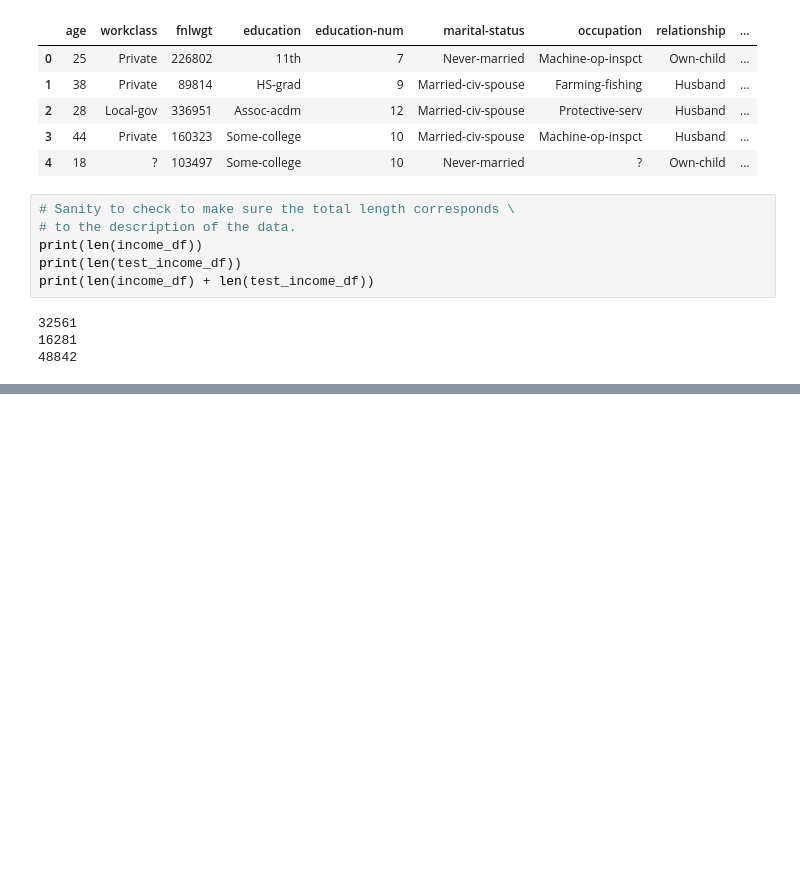
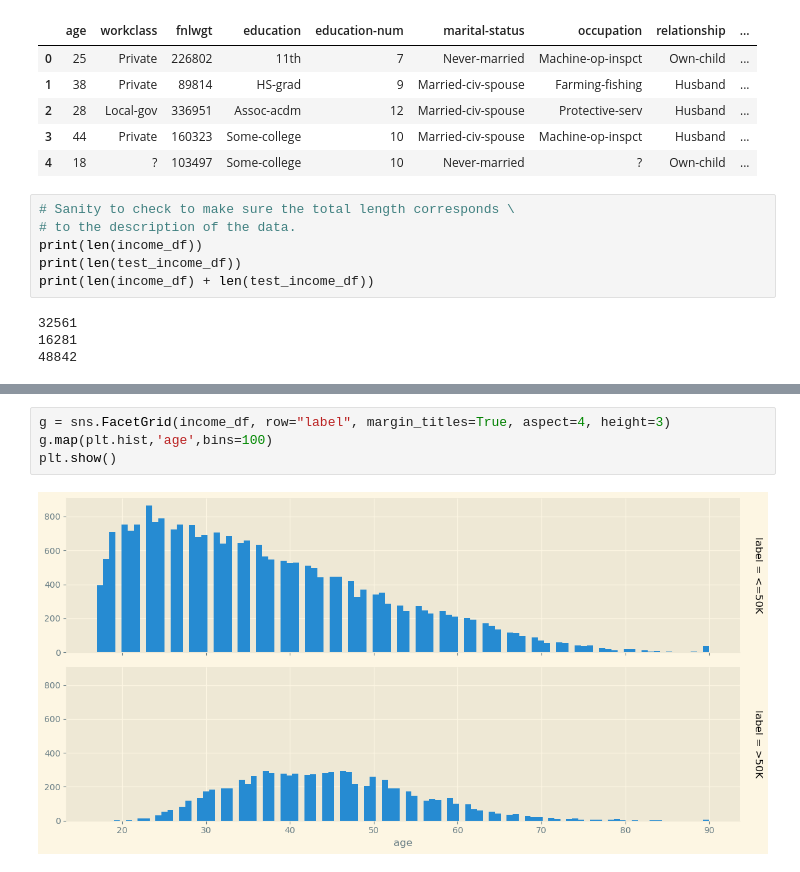
Before and after one commit to Nwankwo-Nnaemeka/ml-project-tensor-deployment, a Jupyter notebook: dataEDA.ipynb, the cells around one changed output, grey strips where cells are left out. Saved outputs shown, nothing was run; the diff lists cells and outputs as text; blank space fills up the shorter version.

```diff
--- a/dataEDA.ipynb
+++ b/dataEDA.ipynb
@@ -72,0 +284,6 @@ print(len(income_df) + len(test_income_df))
+# %%
+g = sns.FacetGrid(income_df, row="label", margin_titles=True, aspect=4, height=3)
+g.map(plt.hist,'age',bins=100)
+plt.show()
+# %% [output]
+[figure, added]
```
Also changed, not shown: parts of 22 cells of this notebook, 6 other files.
